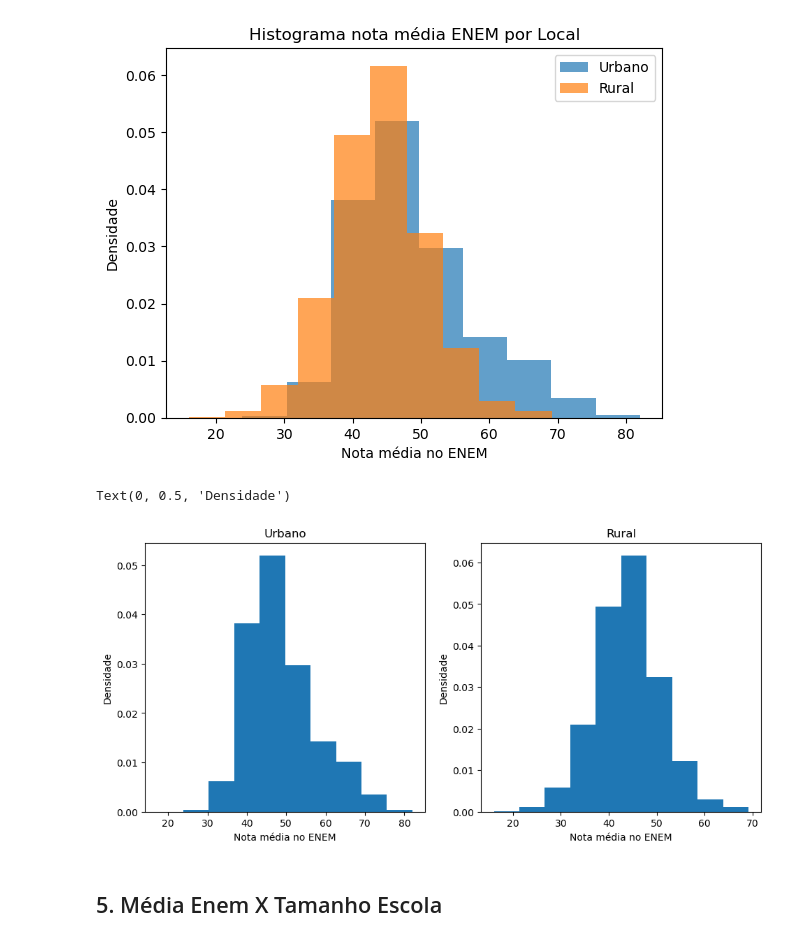
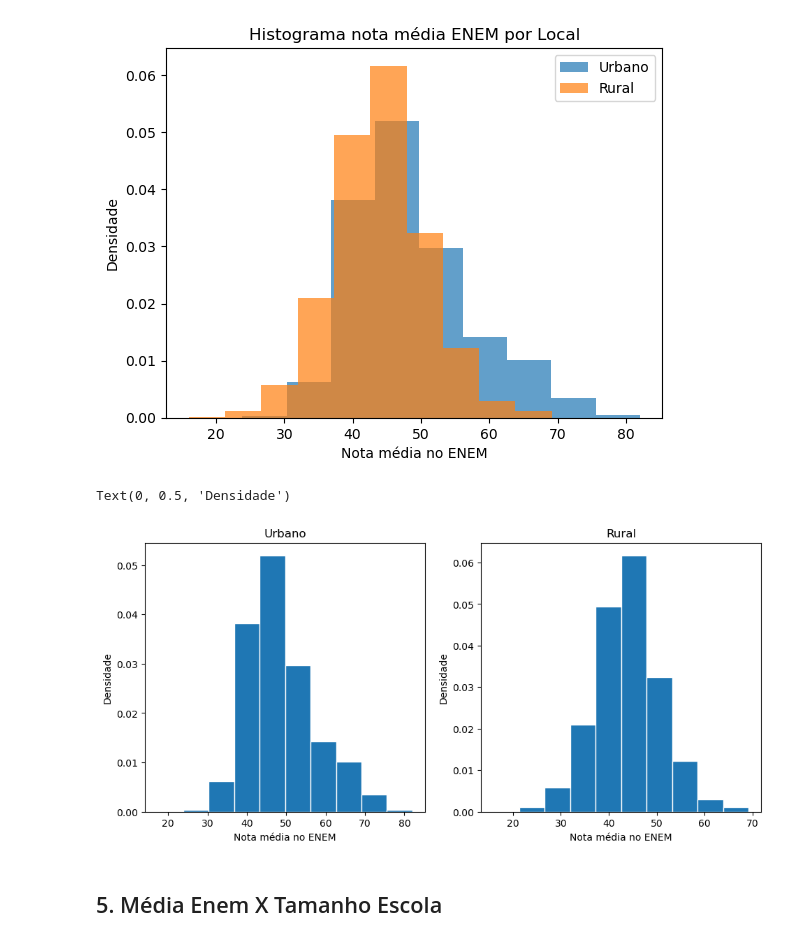
Before and after one commit to LuanaPLGuimaraes/Grupo12A_Projeto2_CDados, a Jupyter notebook: mineracao.ipynb, the cells around one changed output. Cells and saved outputs as stored; diff of their text form; code cells hidden in the pictures.

```diff
--- a/mineracao.ipynb
+++ b/mineracao.ipynb
@@ -217,26 +217,26 @@ Text(0, 0.5, 'Densidade')
 # %%
 dados_urbano = dados.loc[dados['LOCAL'] == 'Urbano']
 dados_rural = dados.loc[dados['LOCAL'] == 'Rural']
 
 
 plt.figure(figsize=(30,5))
 plt.subplot(1,5,1)
-plt.hist(dados_urbano['MEDIA_TOTAL_ENEM'], density = True)
+plt.hist(dados_urbano['MEDIA_TOTAL_ENEM'], density = True, edgecolor = 'white')
 
 plt.title('Urbano')
 plt.xlabel('Nota média no ENEM')
 plt.ylabel('Densidade')
 
 
 plt.subplot(1,5,2)
-plt.hist(dados_rural['MEDIA_TOTAL_ENEM'], density = True)
+plt.hist(dados_rural['MEDIA_TOTAL_ENEM'], density = True, edgecolor = 'white')
 
 plt.title('Rural')
 plt.xlabel('Nota média no ENEM')
 plt.ylabel('Densidade')
 # %% [output]
 Text(0, 0.5, 'Densidade')
-[figure, old version]
+[figure, new version]
 # %% [markdown]
 ## 5. Média Enem X Tamanho Escola
 # %%
```
Also changed, not shown: parts of 3 cells of this notebook.
